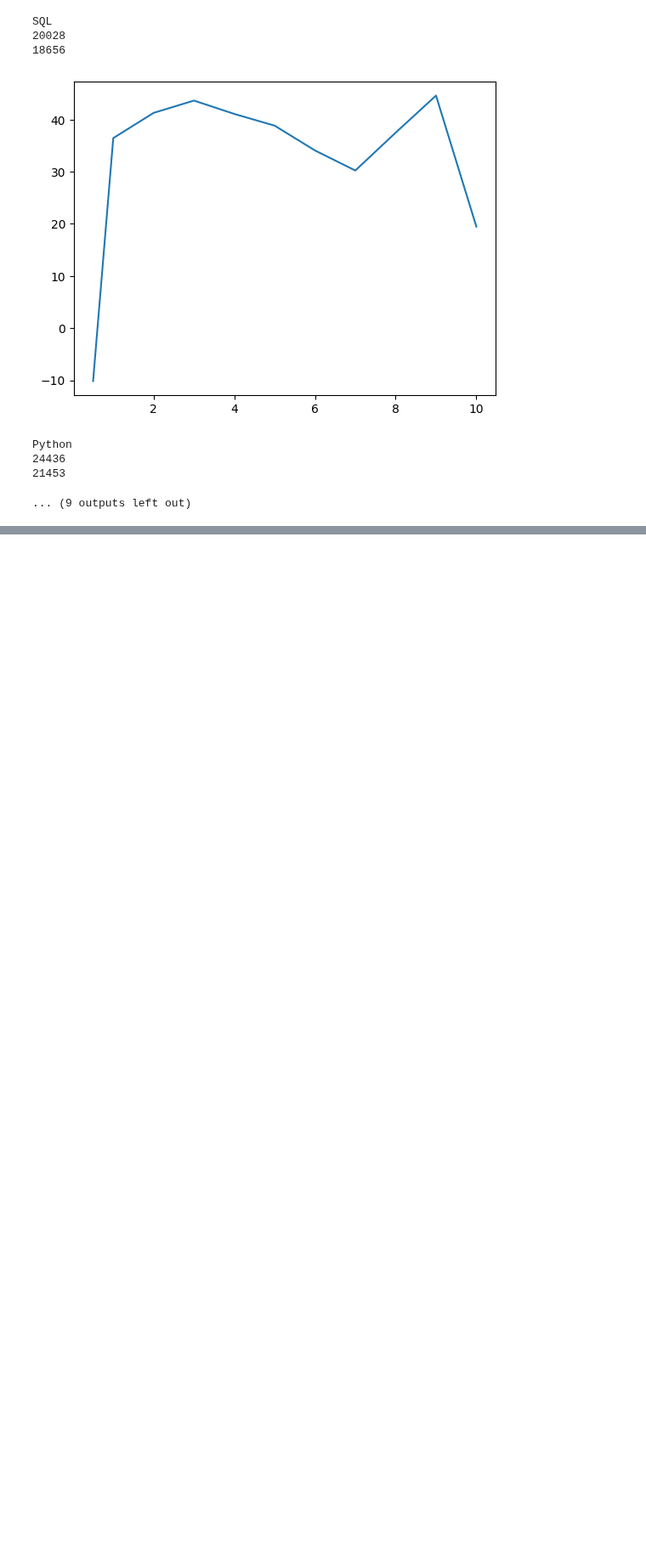
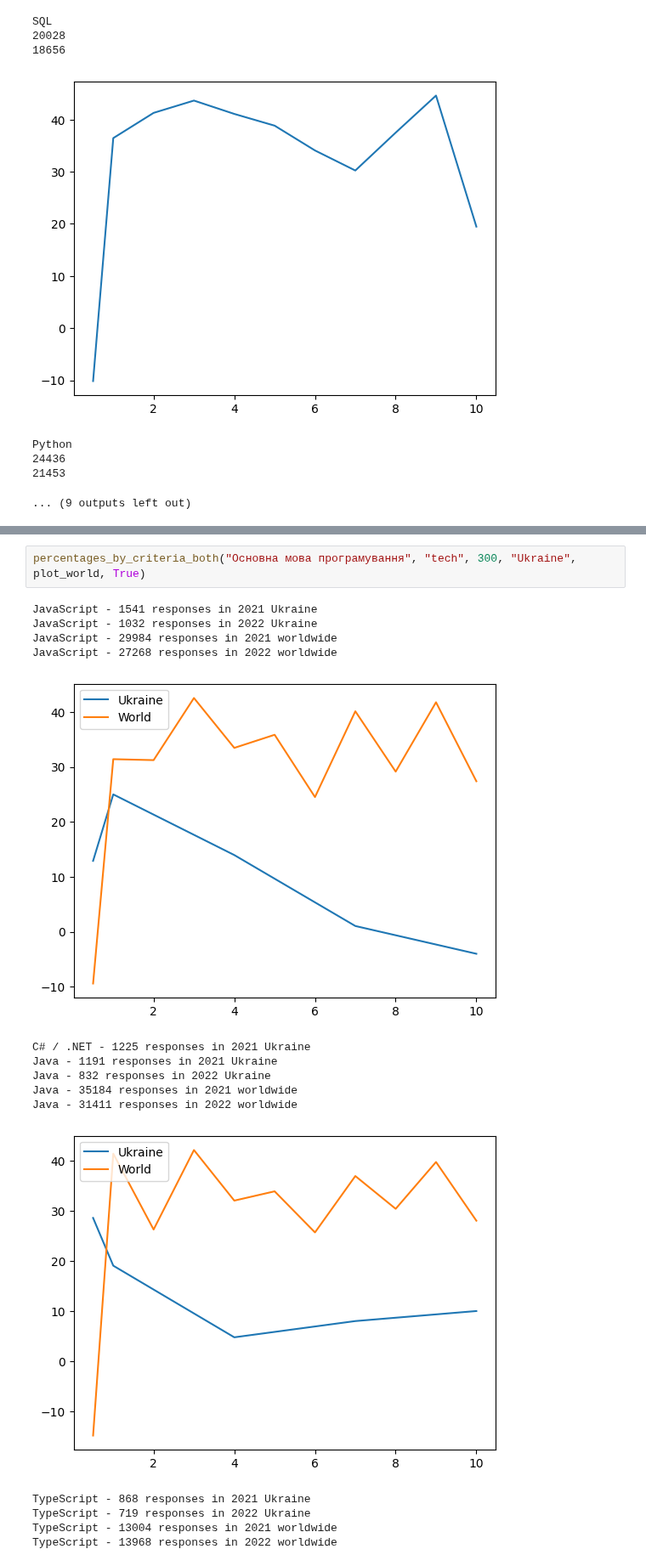
Before and after one commit to rizerphe-student/dev_datasets_analysis_project, a Jupyter notebook: notebook.ipynb, the cells around one changed output, grey strips where cells are left out. Shown at 85% size. Drawn from its saved outputs; the diff is of its cells as text; blank space fills up the shorter version.

```diff
--- a/notebook.ipynb
+++ b/notebook.ipynb
@@ -738,0 +815,18 @@ Python
+# %%
+percentages_by_criteria_both("Основна мова програмування", "tech", 300, "Ukraine", plot_world, True)
+# %% [output]
+JavaScript - 1541 responses in 2021 Ukraine
+JavaScript - 1032 responses in 2022 Ukraine
+JavaScript - 29984 responses in 2021 worldwide
+JavaScript - 27268 responses in 2022 worldwide
+[figure, added]
+C# / .NET - 1225 responses in 2021 Ukraine
+Java - 1191 responses in 2021 Ukraine
+Java - 832 responses in 2022 Ukraine
+Java - 35184 responses in 2021 worldwide
+Java - 31411 responses in 2022 worldwide
+[figure, added]
+TypeScript - 868 responses in 2021 Ukraine
+TypeScript - 719 responses in 2022 Ukraine
+TypeScript - 13004 responses in 2021 worldwide
+TypeScript - 13968 responses in 2022 worldwide
```
Also changed, not shown: parts of 8 cells of this notebook.
